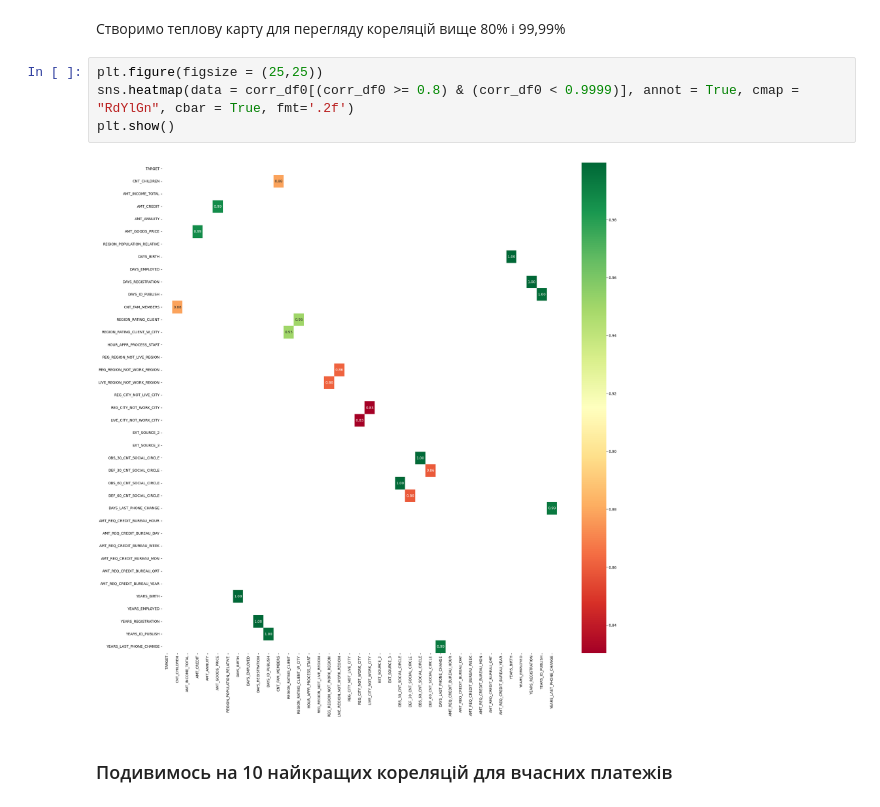
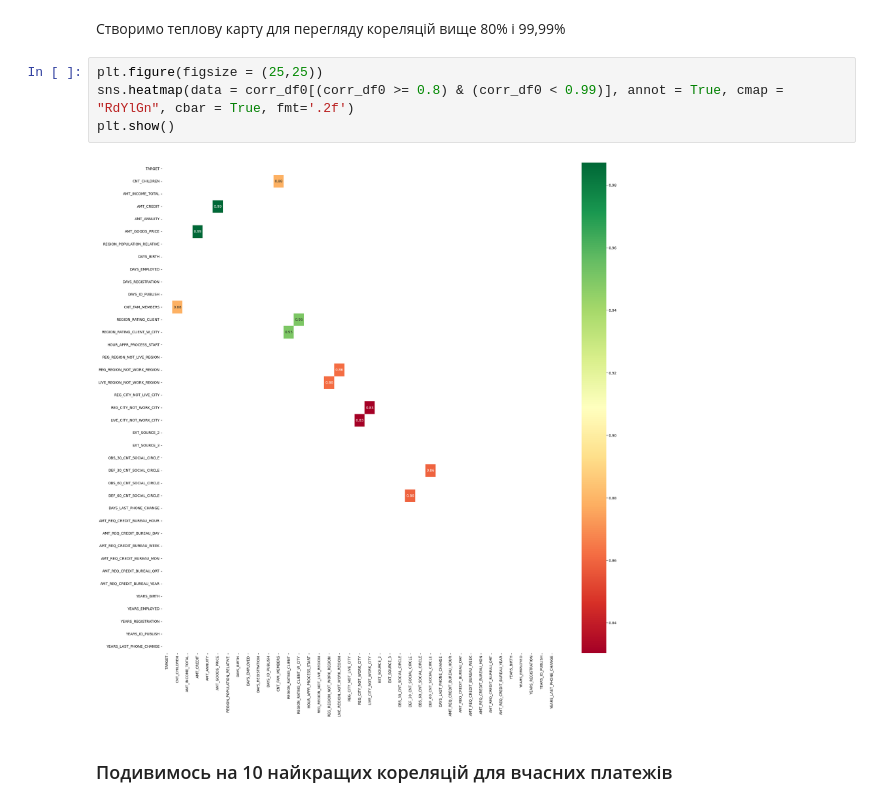
Before and after one commit to verabalashova/python-for-ml-tasks, a Jupyter notebook: module-1/topic-1/HW_1_2.ipynb, the cells around one changed output. Cells and saved outputs as stored; diff of their text form.

```diff
--- a/module-1/topic-1/HW_1_2.ipynb
+++ b/module-1/topic-1/HW_1_2.ipynb
@@ -2214,10 +2249,10 @@ corr_df0.head()
 Створимо теплову карту для перегляду кореляцій вище 80% і 99,99%
 # %%
 plt.figure(figsize = (25,25))
-sns.heatmap(data = corr_df0[(corr_df0 >= 0.8) & (corr_df0 < 0.9999)], annot = True, cmap = "RdYlGn", cbar = True, fmt='.2f')
+sns.heatmap(data = corr_df0[(corr_df0 >= 0.8) & (corr_df0 < 0.99)], annot = True, cmap = "RdYlGn", cbar = True, fmt='.2f')
 plt.show()
 # %% [output]
-[figure, old version]
+[figure, new version]
 # %% [markdown]
 ### Подивимось на 10 найкращих кореляцій для вчасних платежів
 # %%
```
Also changed, not shown: parts of 27 cells of this notebook.
